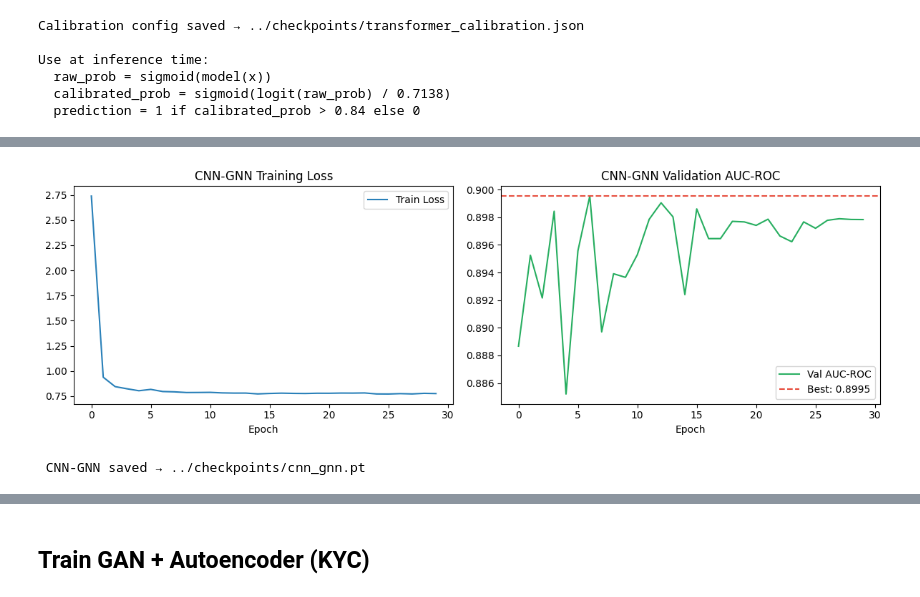
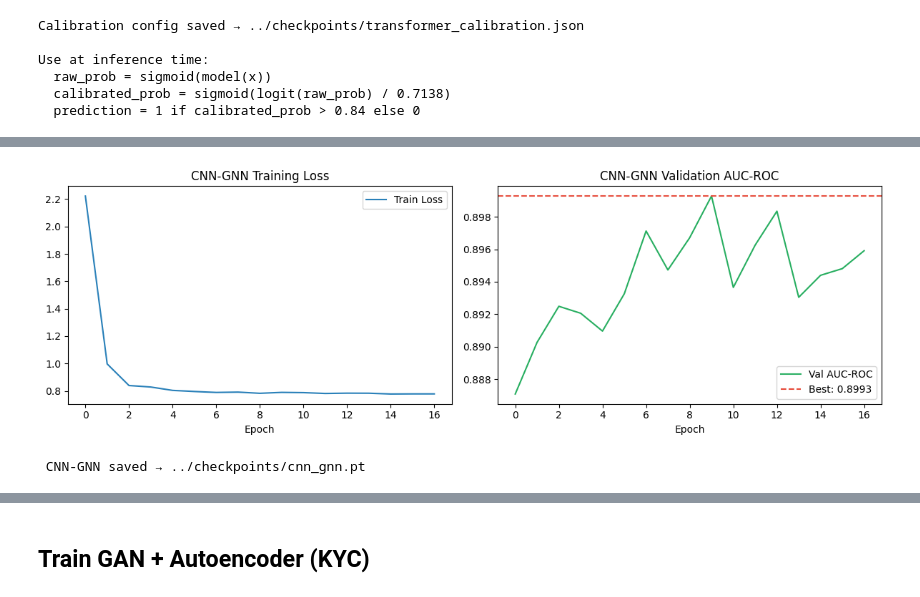
Before and after one commit to Teewa56/Hybrid-Temporal-Graph-Transformer, a Jupyter notebook: notebooks/model_training.ipynb, the cells around one changed output, grey strips where cells are left out. Drawn from its saved outputs; the diff is of its cells as text; code cells hidden in the pictures.

```diff
--- a/notebooks/model_training.ipynb
+++ b/notebooks/model_training.ipynb
@@ -665,10 +665,6 @@ def encode_payload(p: dict) -> np.ndarray:
 payload_features = np.array([encode_payload(p) for p in payloads])
 payload_labels   = np.array([p.get("label", 0) for p in payloads], dtype=np.float32)
 
-# Graph embeddings: synthesized from payload features
-# In production these come from GraphService. For training,
-# we derive them by projecting the payload features through
-# a fixed random projection — consistent and reproducible.
 rng              = np.random.RandomState(42)
 projection       = rng.randn(64, 64).astype(np.float32)
 graph_embeddings = np.tanh(payload_features @ projection)
@@ -738,6 +734,10 @@ def cnn_gnn_eval_epoch(model, loader, criterion):
 
 # ── Training Loop ──────────────────────────────────────────────
 EPOCHS = 30
+patience   = 7
+best_auc   = 0.0
+best_state = None
+no_improve = 0
 train_losses, val_aucs = [], []
 best_auc, best_state   = 0.0, None
 
@@ -753,6 +753,12 @@ for epoch in range(EPOCHS):
     if vl_auc > best_auc:
         best_auc   = vl_auc
         best_state = {k: v.clone() for k, v in model.state_dict().items()}
+        no_improve = 0
+    else:
+        no_improve += 1
+        if no_improve >= patience:
+            print(f"\n  Early stopping at epoch {epoch+1}")
+            break
 
     if (epoch + 1) % 5 == 0:
         print(f"Epoch {epoch+1:02d} | "
@@ -807,6 +813,6 @@ Epoch 30 | Train Loss: 0.7757 Acc: 0.963 | Val Loss: 0.7470 Acc: 0.964 AUC: 0.89
 
     accuracy                           0.96      2400
    macro avg       0.98      0.89      0.93      2400
 weighted avg       0.97      0.96      0.96      2400
-[figure, old version]
+[figure, new version]
  CNN-GNN saved → ../checkpoints/cnn_gnn.pt
```
Also changed, not shown: parts of 9 cells of this notebook, 12 other files.
